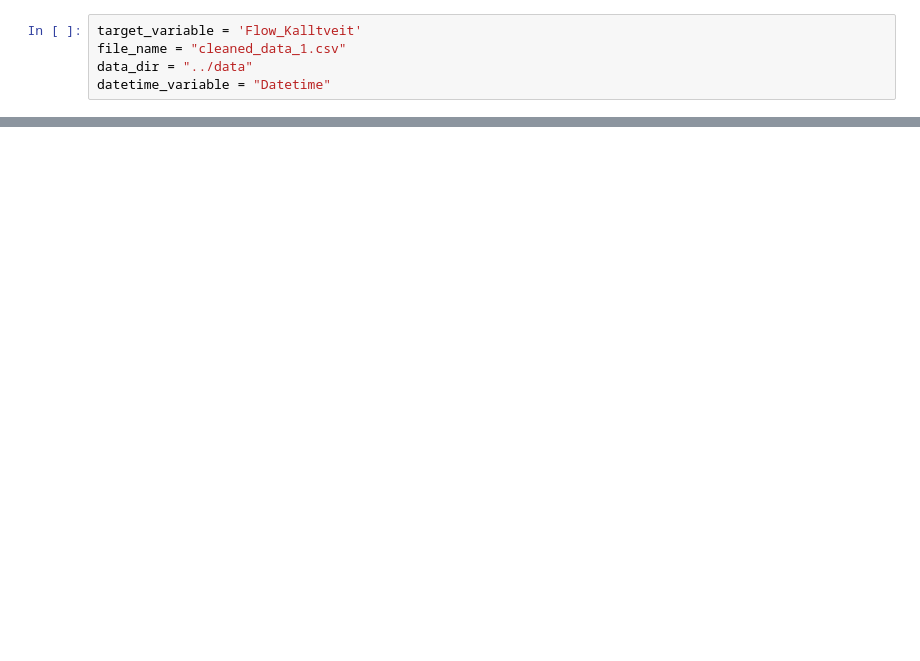
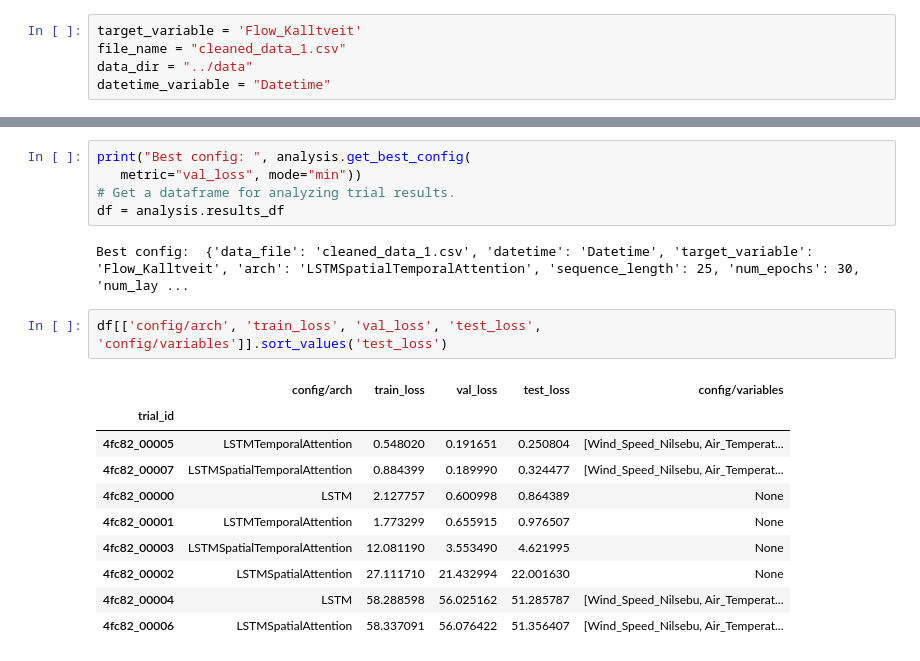
Before and after one commit to BorMagnus/hydro-ml, a Jupyter notebook: notebooks/05-model-training.ipynb, the cells around one changed output, grey strips where cells are left out. Drawn from its saved outputs; the diff is of its cells as text; blank space fills up the shorter version.

```diff
--- a/notebooks/05-model-training.ipynb
+++ b/notebooks/05-model-training.ipynb
@@ -214,0 +121,20 @@ TuneError: ('Trials did not complete', [train_model_c7c7b_00000])
+# %%
+print("Best config: ", analysis.get_best_config(
+   metric="val_loss", mode="min"))
+# Get a dataframe for analyzing trial results.
+df = analysis.results_df
+# %% [output]
+Best config:  {'data_file': 'cleaned_data_1.csv', 'datetime': 'Datetime', 'target_variable': 'Flow_Kalltveit', 'arch': 'LSTMSpatialTemporalAttention', 'sequence_length': 25, 'num_epochs': 30, 'num_lay ...
+# %%
+df[['config/arch', 'train_loss', 'val_loss', 'test_loss', 'config/variables']].sort_values('test_loss')
+# %% [output]
+|  | config/arch | train_loss | val_loss | test_loss | config/variables |
+| trial_id |  |  |  |  |  |
+| 4fc82_00005 | LSTMTemporalAttention | 0.548020 | 0.191651 | 0.250804 | [Wind_Speed_Nilsebu, Air_Temperat... |
+| 4fc82_00007 | LSTMSpatialTemporalAttention | 0.884399 | 0.189990 | 0.324477 | [Wind_Speed_Nilsebu, Air_Temperat... |
+| 4fc82_00000 | LSTM | 2.127757 | 0.600998 | 0.864389 | None |
+| 4fc82_00001 | LSTMTemporalAttention | 1.773299 | 0.655915 | 0.976507 | None |
+| 4fc82_00003 | LSTMSpatialTemporalAttention | 12.081190 | 3.553490 | 4.621995 | None |
+| 4fc82_00002 | LSTMSpatialAttention | 27.111710 | 21.432994 | 22.001630 | None |
+| 4fc82_00004 | LSTM | 58.288598 | 56.025162 | 51.285787 | [Wind_Speed_Nilsebu, Air_Temperat... |
+| 4fc82_00006 | LSTMSpatialAttention | 58.337091 | 56.076422 | 51.356407 | [Wind_Speed_Nilsebu, Air_Temperat... |
```
Also changed, not shown: parts of 3 cells of this notebook, 7 other files.
